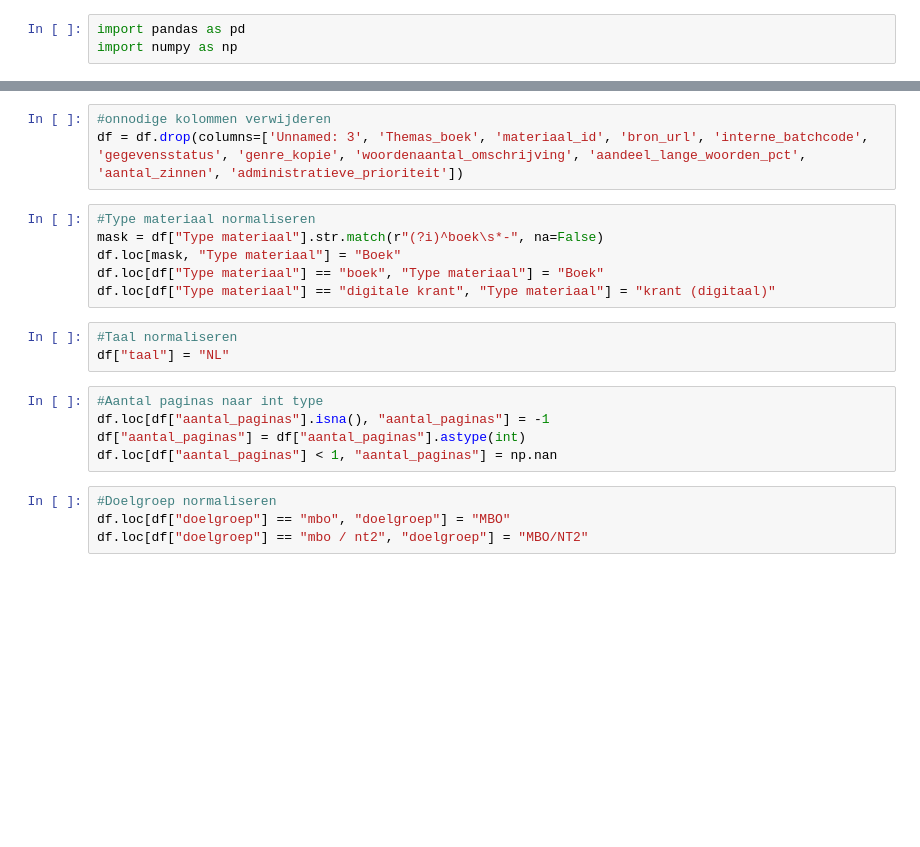
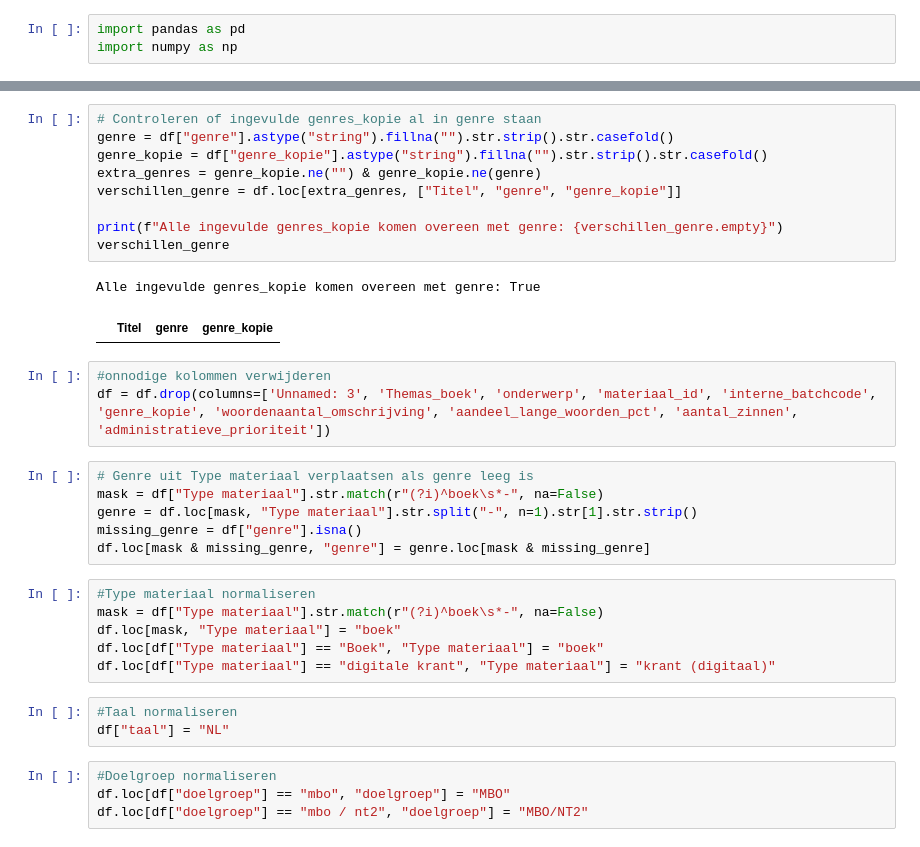
Before and after one commit to merijn1222/2.2Notebooks, a Jupyter notebook: LeesmateriaalAnalyse.ipynb, the cells around one changed output, grey strips where cells are left out. Cells and saved outputs as stored; diff of their text form; blank space fills up the shorter version.

Commit message:
extra analyse toegevoegd, model verificatie tab en extra csvs toegevoegd

```diff
--- a/LeesmateriaalAnalyse.ipynb
+++ b/LeesmateriaalAnalyse.ipynb
@@ -6,20 +63,33 @@ df = pd.read_csv("../datasets/LeesmateriaalCSV.csv", sep=";")
+# %%
+# Controleren of ingevulde genres_kopie al in genre staan
+genre = df["genre"].astype("string").fillna("").str.strip().str.casefold()
+genre_kopie = df["genre_kopie"].astype("string").fillna("").str.strip().str.casefold()
+extra_genres = genre_kopie.ne("") & genre_kopie.ne(genre)
+verschillen_genre = df.loc[extra_genres, ["Titel", "genre", "genre_kopie"]]
+
+print(f"Alle ingevulde genres_kopie komen overeen met genre: {verschillen_genre.empty}")
+verschillen_genre
+# %% [output]
+Alle ingevulde genres_kopie komen overeen met genre: True
+|  | Titel | genre | genre_kopie |
 # %%
 #onnodige kolommen verwijderen
-df = df.drop(columns=['Unnamed: 3', 'Themas_boek', 'materiaal_id', 'bron_url', 'interne_batchcode', 'gegevensstatus', 'genre_kopie', 'woordenaantal_omschrijving', 'aandeel_lange_woorden_pct', 'aantal_zinnen', 'administratieve_prioriteit'])
+df = df.drop(columns=['Unnamed: 3', 'Themas_boek', 'onderwerp', 'materiaal_id', 'interne_batchcode', 'genre_kopie', 'woordenaantal_omschrijving', 'aandeel_lange_woorden_pct', 'aantal_zinnen', 'administratieve_prioriteit'])
+# %%
+# Genre uit Type materiaal verplaatsen als genre leeg is
+mask = df["Type materiaal"].str.match(r"(?i)^boek\s*-", na=False)
+genre = df.loc[mask, "Type materiaal"].str.split("-", n=1).str[1].str.strip()
+missing_genre = df["genre"].isna()
+df.loc[mask & missing_genre, "genre"] = genre.loc[mask & missing_genre]
 # %%
 #Type materiaal normaliseren
 mask = df["Type materiaal"].str.match(r"(?i)^boek\s*-", na=False)
-df.loc[mask, "Type materiaal"] = "Boek"
-df.loc[df["Type materiaal"] == "boek", "Type materiaal"] = "Boek"
+df.loc[mask, "Type materiaal"] = "boek"
+df.loc[df["Type materiaal"] == "Boek", "Type materiaal"] = "boek"
 df.loc[df["Type materiaal"] == "digitale krant", "Type materiaal"] = "krant (digitaal)"
 # %%
 #Taal normaliseren
 df["taal"] = "NL"
-# %%
-#Aantal paginas naar int type
-df.loc[df["aantal_paginas"].isna(), "aantal_paginas"] = -1
-df["aantal_paginas"] = df["aantal_paginas"].astype(int)
-df.loc[df["aantal_paginas"] < 1, "aantal_paginas"] = np.nan
 # %%
 #Doelgroep normaliseren
 df.loc[df["doelgroep"] == "mbo", "doelgroep"] = "MBO"
```
Also changed, not shown: parts of 18 cells of this notebook, 3 other files.
